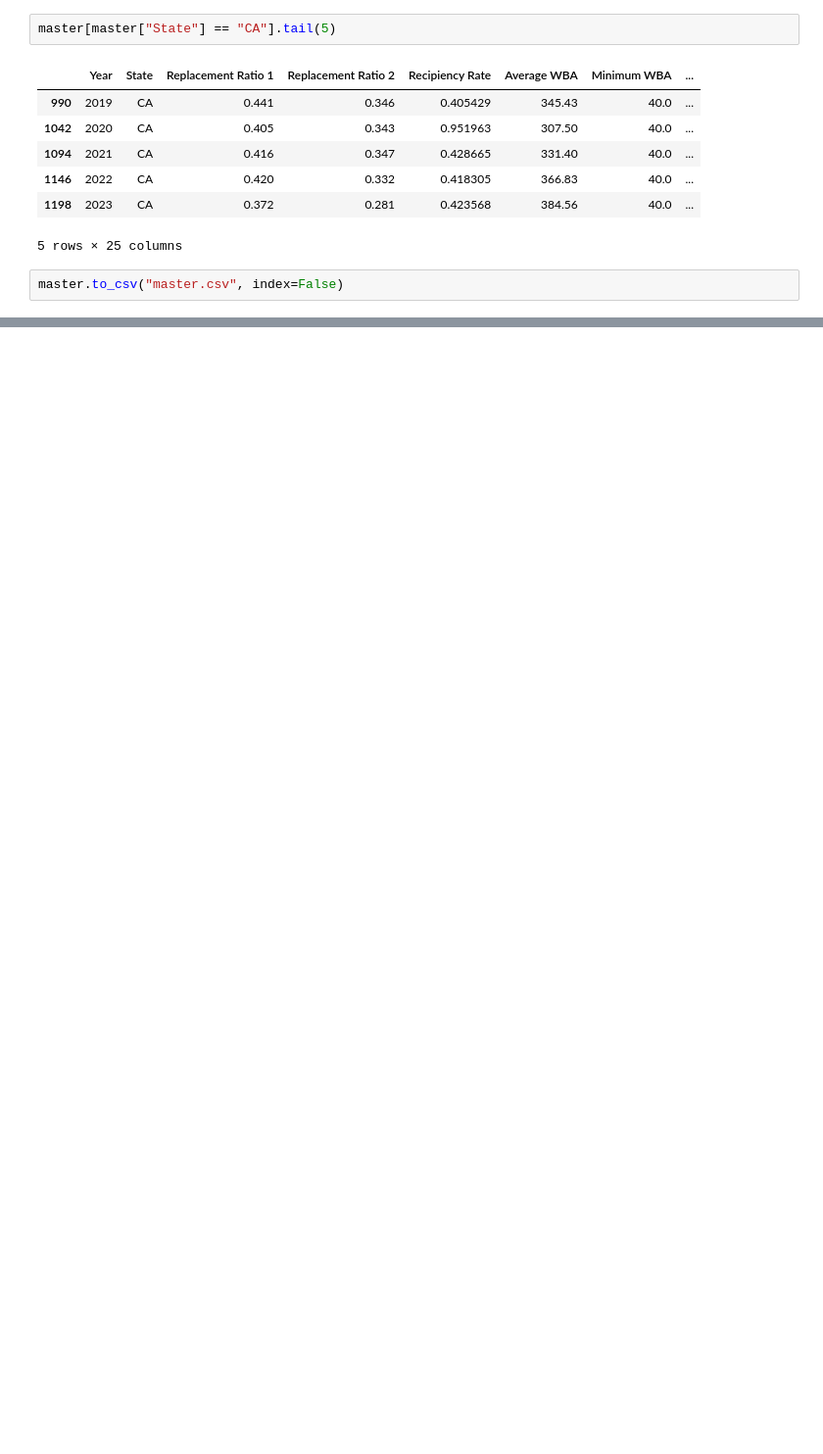
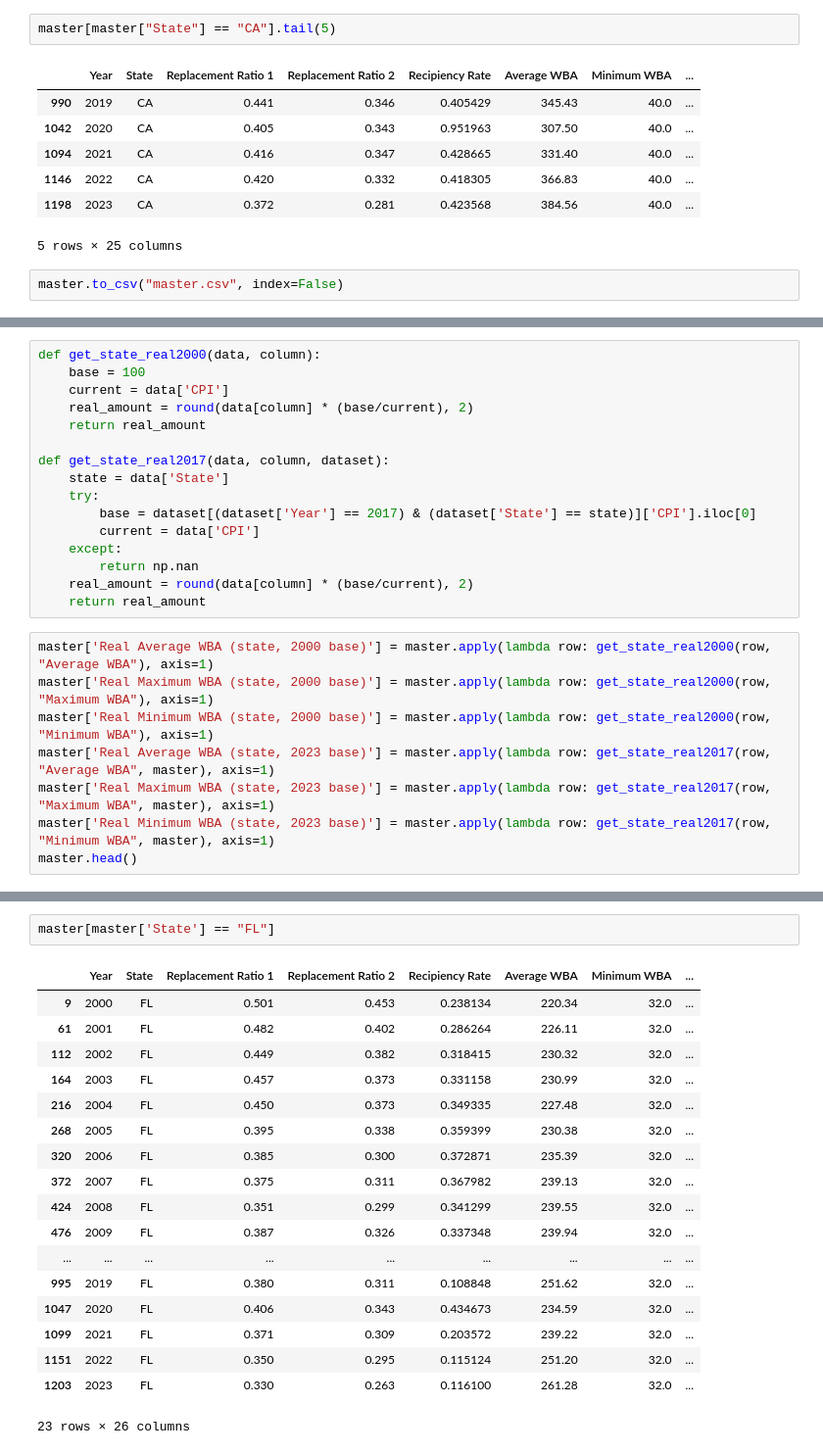
Before and after one commit to kguo12/UI-Inflation, a Jupyter notebook: UI data cleaning.ipynb, the cells around one changed output, grey strips where cells are left out. Shown at 98% size. Saved outputs shown, nothing was run; the diff lists cells and outputs as text; blank space fills up the shorter version.

```diff
--- a/UI data cleaning.ipynb
+++ b/UI data cleaning.ipynb
@@ -703,0 +857,24 @@ master.to_csv("master.csv", index=False)
+# %%
+def get_state_real2000(data, column):
+    base = 100
+    current = data['CPI']
+    real_amount = round(data[column] * (base/current), 2)
+    return real_amount
+
+def get_state_real2017(data, column, dataset):
+    state = data['State']
+    try:
+        base = dataset[(dataset['Year'] == 2017) & (dataset['State'] == state)]['CPI'].iloc[0]
+        current = data['CPI']
+    except:
+        return np.nan
+    real_amount = round(data[column] * (base/current), 2)
+    return real_amount
+# %%
+master['Real Average WBA (state, 2000 base)'] = master.apply(lambda row: get_state_real2000(row, "Average WBA"), axis=1)
+master['Real Maximum WBA (state, 2000 base)'] = master.apply(lambda row: get_state_real2000(row, "Maximum WBA"), axis=1)
+master['Real Minimum WBA (state, 2000 base)'] = master.apply(lambda row: get_state_real2000(row, "Minimum WBA"), axis=1)
+master['Real Average WBA (state, 2023 base)'] = master.apply(lambda row: get_state_real2017(row, "Average WBA", master), axis=1)
+master['Real Maximum WBA (state, 2023 base)'] = master.apply(lambda row: get_state_real2017(row, "Maximum WBA", master), axis=1)
+master['Real Minimum WBA (state, 2023 base)'] = master.apply(lambda row: get_state_real2017(row, "Minimum WBA", master), axis=1)
+master.head()
@@ -703,0 +889,21 @@ master.to_csv("master.csv", index=False)
+# %%
+master[master['State'] == "FL"]
+# %% [output]
+|  | Year | State | Replacement Ratio 1 | Replacement Ratio 2 | Recipiency Rate | Average WBA | Minimum WBA | ... |
+| 9 | 2000 | FL | 0.501 | 0.453 | 0.238134 | 220.34 | 32.0 | ... |
+| 61 | 2001 | FL | 0.482 | 0.402 | 0.286264 | 226.11 | 32.0 | ... |
+| 112 | 2002 | FL | 0.449 | 0.382 | 0.318415 | 230.32 | 32.0 | ... |
+| 164 | 2003 | FL | 0.457 | 0.373 | 0.331158 | 230.99 | 32.0 | ... |
+| 216 | 2004 | FL | 0.450 | 0.373 | 0.349335 | 227.48 | 32.0 | ... |
+| 268 | 2005 | FL | 0.395 | 0.338 | 0.359399 | 230.38 | 32.0 | ... |
+| 320 | 2006 | FL | 0.385 | 0.300 | 0.372871 | 235.39 | 32.0 | ... |
+| 372 | 2007 | FL | 0.375 | 0.311 | 0.367982 | 239.13 | 32.0 | ... |
+| 424 | 2008 | FL | 0.351 | 0.299 | 0.341299 | 239.55 | 32.0 | ... |
+| 476 | 2009 | FL | 0.387 | 0.326 | 0.337348 | 239.94 | 32.0 | ... |
+| ... | ... | ... | ... | ... | ... | ... | ... | ... |
+| 995 | 2019 | FL | 0.380 | 0.311 | 0.108848 | 251.62 | 32.0 | ... |
+| 1047 | 2020 | FL | 0.406 | 0.343 | 0.434673 | 234.59 | 32.0 | ... |
+| 1099 | 2021 | FL | 0.371 | 0.309 | 0.203572 | 239.22 | 32.0 | ... |
+| 1151 | 2022 | FL | 0.350 | 0.295 | 0.115124 | 251.20 | 32.0 | ... |
+| 1203 | 2023 | FL | 0.330 | 0.263 | 0.116100 | 261.28 | 32.0 | ... |
+23 rows × 26 columns
```
Also changed, not shown: parts of 14 cells of this notebook, 3 other files.
